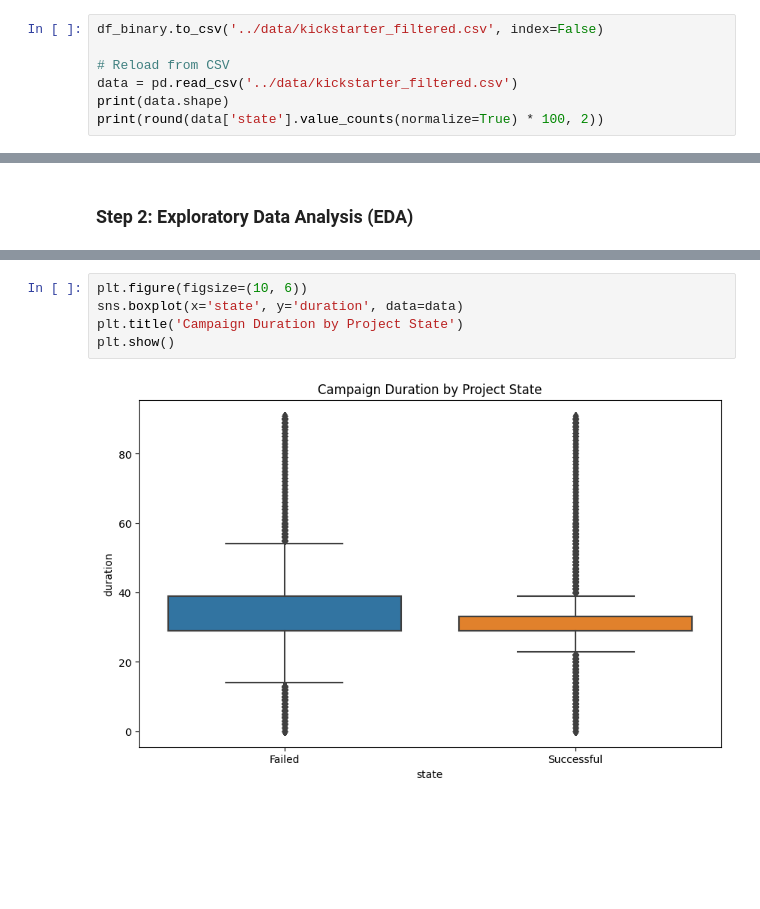
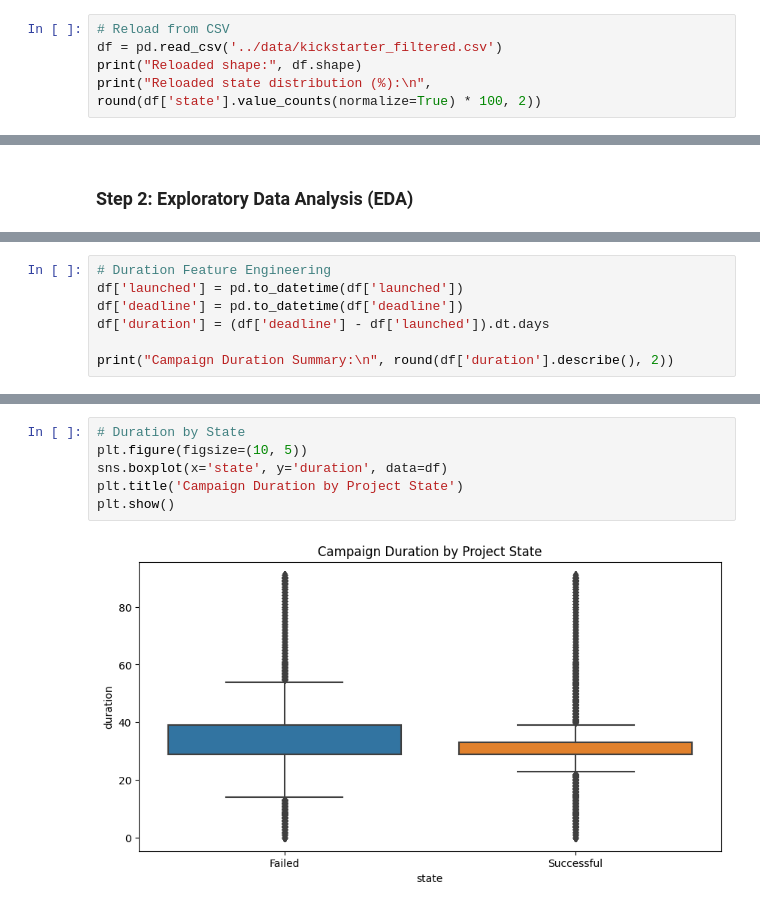
Before and after one commit to spiced-academy/punch_finisher, a Jupyter notebook: notebooks/EDA.ipynb, the cells around one changed output, grey strips where cells are left out. Cells and saved outputs as stored; diff of their text form; blank space fills up the shorter version.

```diff
--- a/notebooks/EDA.ipynb
+++ b/notebooks/EDA.ipynb
@@ -71,8 +77,6 @@ Name: proportion, dtype: float64
 # %%
-df_binary.to_csv('../data/kickstarter_filtered.csv', index=False)
-
 # Reload from CSV
-data = pd.read_csv('../data/kickstarter_filtered.csv')
-print(data.shape)
-print(round(data['state'].value_counts(normalize=True) * 100, 2))
+df = pd.read_csv('../data/kickstarter_filtered.csv')
+print("Reloaded shape:", df.shape)
+print("Reloaded state distribution (%):\n", round(df['state'].value_counts(normalize=True) * 100, 2))
 # %% [output]
@@ -125,0 +117,7 @@ Name: duration, dtype: float64
+# %%
+# Duration Feature Engineering
+df['launched'] = pd.to_datetime(df['launched'])
+df['deadline'] = pd.to_datetime(df['deadline'])
+df['duration'] = (df['deadline'] - df['launched']).dt.days
+
+print("Campaign Duration Summary:\n", round(df['duration'].describe(), 2))
@@ -126,7 +135,8 @@ Name: duration, dtype: float64
 # %%
-plt.figure(figsize=(10, 6))
-sns.boxplot(x='state', y='duration', data=data)
+# Duration by State
+plt.figure(figsize=(10, 5))
+sns.boxplot(x='state', y='duration', data=df)
 plt.title('Campaign Duration by Project State')
 plt.show()
 # %% [output]
-[figure, old version]
+[figure, new version]
```
Also changed, not shown: parts of 18 cells of this notebook.
